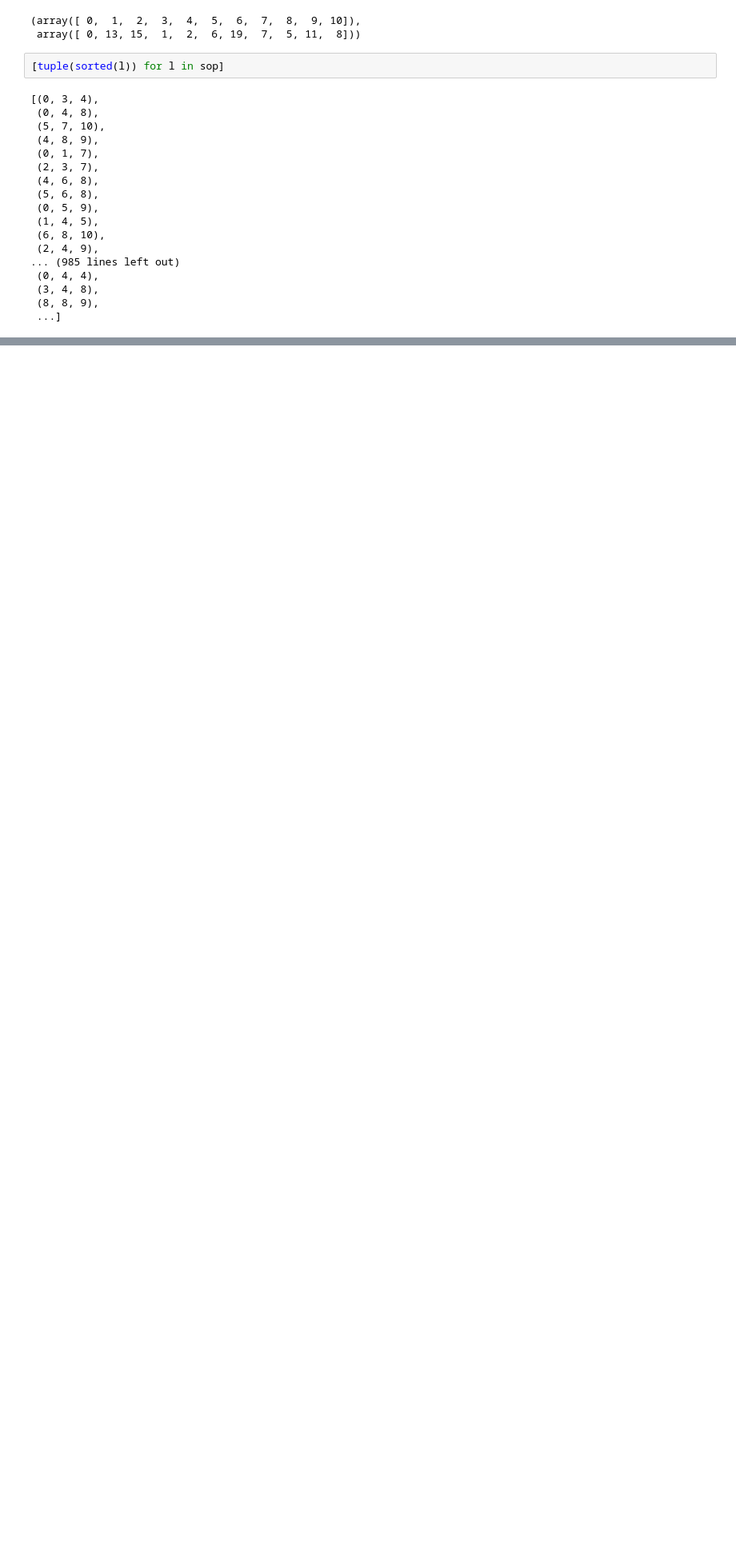
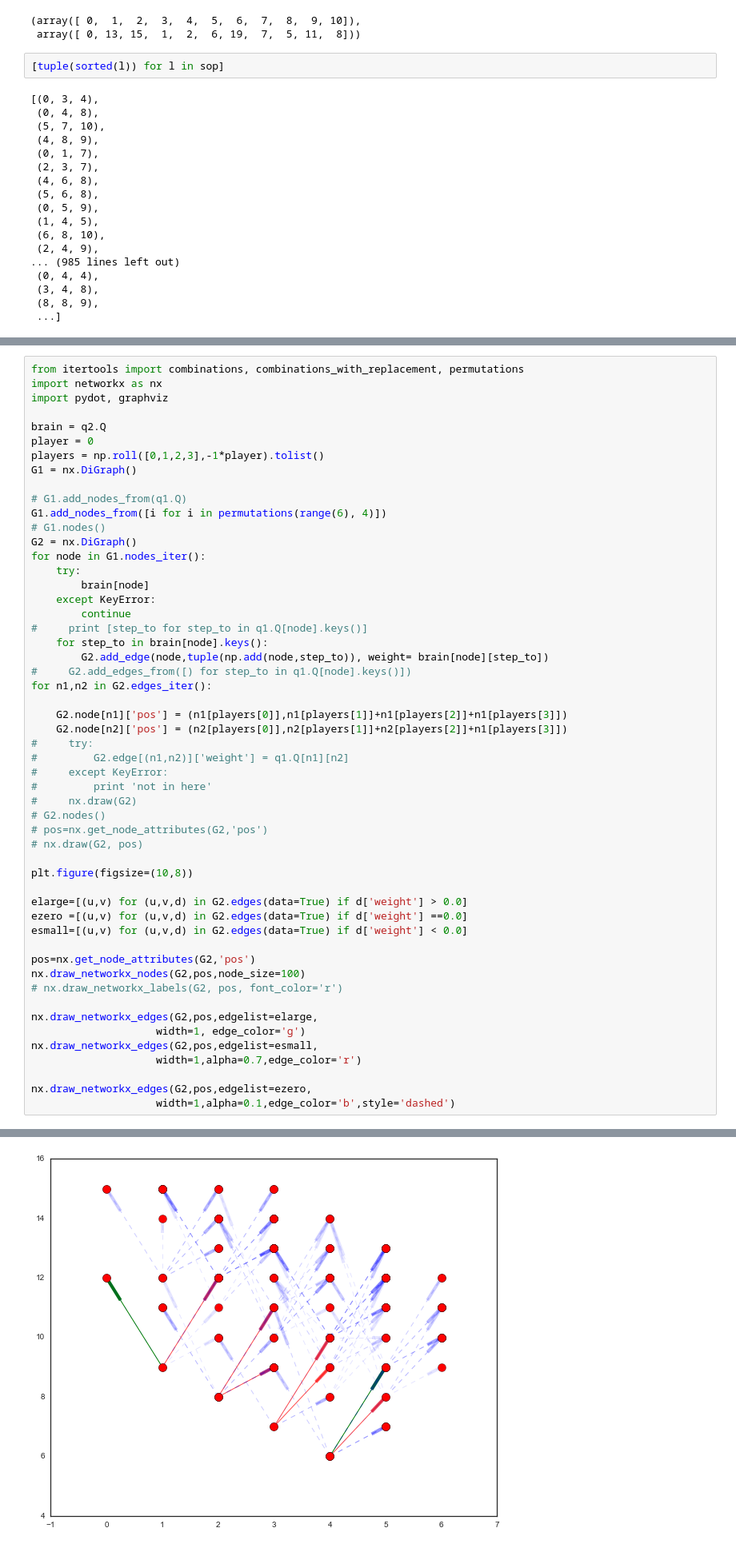
Before and after one commit to rtbs-dev/PyQNim, a Jupyter notebook: robber/robbery_q.ipynb, the cells around one changed output, grey strips where cells are left out. Shown at 80% size. Drawn from its saved outputs; the diff is of its cells as text; blank space fills up the shorter version.

```diff
--- a/robber/robbery_q.ipynb
+++ b/robber/robbery_q.ipynb
@@ -491,0 +509,54 @@ mask
+# %%
+from itertools import combinations, combinations_with_replacement, permutations
+import networkx as nx
+import pydot, graphviz
+
+brain = q2.Q
+player = 0
+players = np.roll([0,1,2,3],-1*player).tolist()
+G1 = nx.DiGraph()
+
+# G1.add_nodes_from(q1.Q)
+G1.add_nodes_from([i for i in permutations(range(6), 4)])
+# G1.nodes()
+G2 = nx.DiGraph()
+for node in G1.nodes_iter():
+    try:
+        brain[node]
+    except KeyError:
+        continue
+#     print [step_to for step_to in q1.Q[node].keys()]
+    for step_to in brain[node].keys():
+        G2.add_edge(node,tuple(np.add(node,step_to)), weight= brain[node][step_to])
+#     G2.add_edges_from([) for step_to in q1.Q[node].keys()])
+for n1,n2 in G2.edges_iter():
+
+    G2.node[n1]['pos'] = (n1[players[0]],n1[players[1]]+n1[players[2]]+n1[players[3]])
+    G2.node[n2]['pos'] = (n2[players[0]],n2[players[1]]+n2[players[2]]+n1[players[3]])
+#     try:
+#         G2.edge[(n1,n2)]['weight'] = q1.Q[n1][n2]
+#     except KeyError:
+#         print 'not in here'
+#     nx.draw(G2)
+# G2.nodes()
+# pos=nx.get_node_attributes(G2,'pos')
+# nx.draw(G2, pos)
+
+plt.figure(figsize=(10,8))
+
+elarge=[(u,v) for (u,v,d) in G2.edges(data=True) if d['weight'] > 0.0]
+ezero =[(u,v) for (u,v,d) in G2.edges(data=True) if d['weight'] ==0.0]
+esmall=[(u,v) for (u,v,d) in G2.edges(data=True) if d['weight'] < 0.0]
+
+pos=nx.get_node_attributes(G2,'pos')
+nx.draw_networkx_nodes(G2,pos,node_size=100)
+# nx.draw_networkx_labels(G2, pos, font_color='r')
+
+nx.draw_networkx_edges(G2,pos,edgelist=elarge,
+                    width=1, edge_color='g')
+nx.draw_networkx_edges(G2,pos,edgelist=esmall,
+                    width=1,alpha=0.7,edge_color='r')
+
+nx.draw_networkx_edges(G2,pos,edgelist=ezero,
+                    width=1,alpha=0.1,edge_color='b',style='dashed')
+# %% [output]
@@ -491,0 +564 @@ mask
+[figure, added]
```
Also changed, not shown: parts of 20 cells of this notebook, 3 other files.
